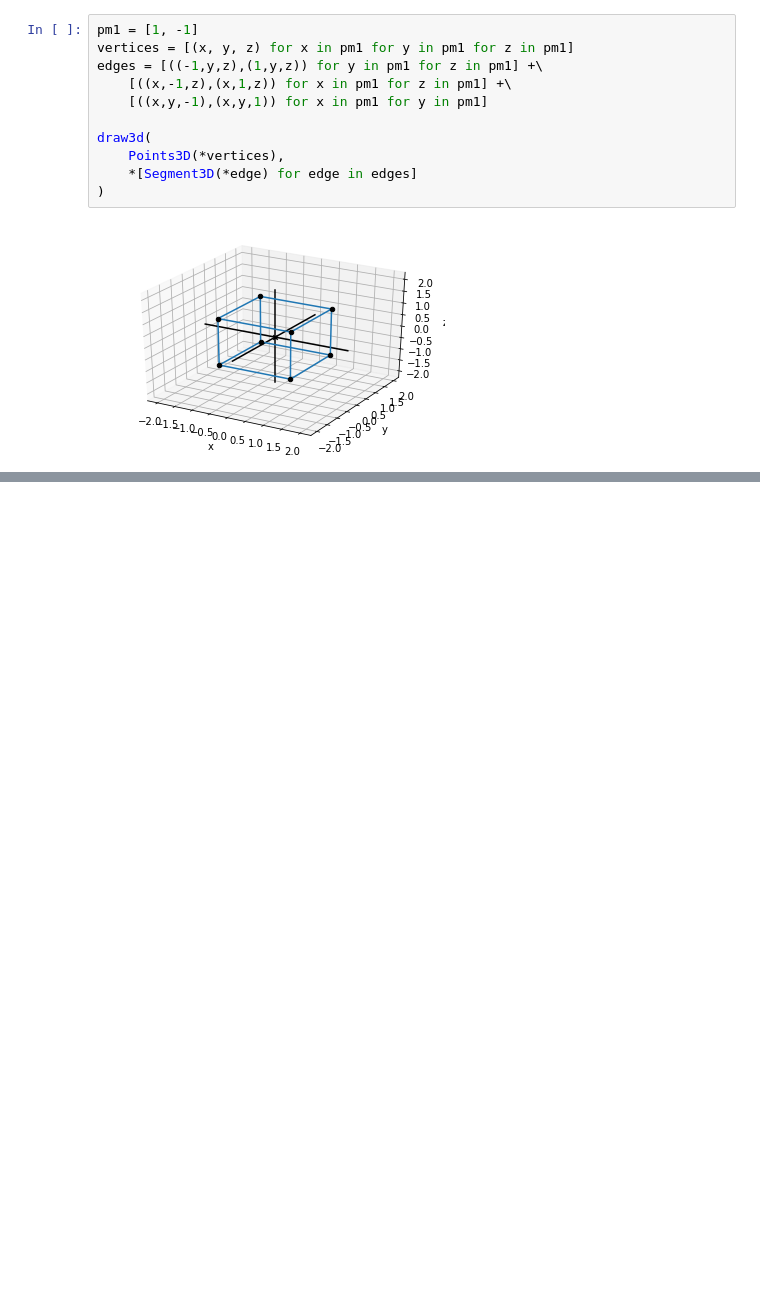
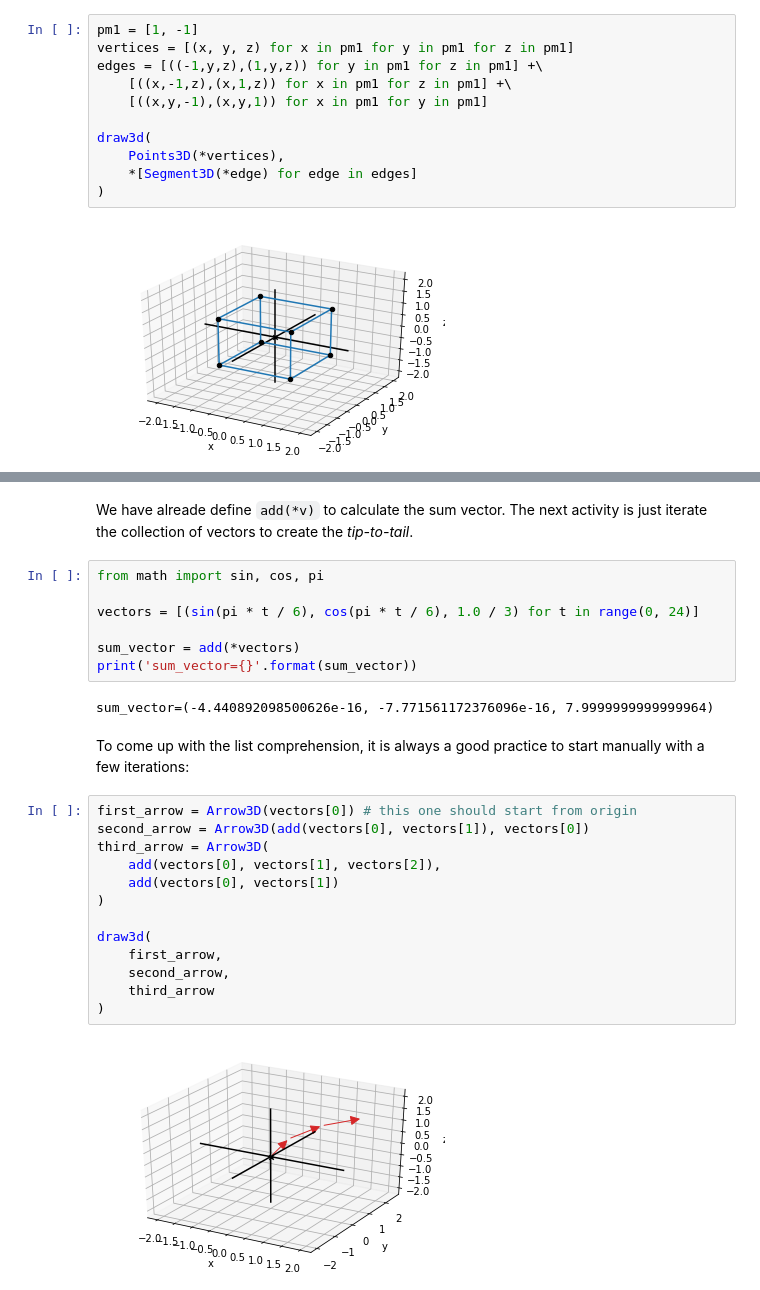
Before and after one commit to sergiofgonzalez/math-workbench, a Jupyter notebook: 02-the-3d-space/e01-vectors-3d-exercises/vectors-3d-exercises.ipynb, the cells around one changed output, grey strips where cells are left out. Cells and saved outputs as stored; diff of their text form; blank space fills up the shorter version.

```diff
--- a/02-the-3d-space/e01-vectors-3d-exercises/vectors-3d-exercises.ipynb
+++ b/02-the-3d-space/e01-vectors-3d-exercises/vectors-3d-exercises.ipynb
@@ -77,0 +129,28 @@ draw3d(
+# %% [markdown]
+We have alreade define `add(*v)` to calculate the sum vector. The next activity is just iterate the collection of vectors to create the *tip-to-tail*.
+# %%
+from math import sin, cos, pi
+
+vectors = [(sin(pi * t / 6), cos(pi * t / 6), 1.0 / 3) for t in range(0, 24)]
+
+sum_vector = add(*vectors)
+print('sum_vector={}'.format(sum_vector))
+# %% [output]
+sum_vector=(-4.440892098500626e-16, -7.771561172376096e-16, 7.9999999999999964)
+# %% [markdown]
+To come up with the list comprehension, it is always a good practice to start manually with a few iterations:
+# %%
+first_arrow = Arrow3D(vectors[0]) # this one should start from origin
+second_arrow = Arrow3D(add(vectors[0], vectors[1]), vectors[0])
+third_arrow = Arrow3D(
+    add(vectors[0], vectors[1], vectors[2]),
+    add(vectors[0], vectors[1])
+)
+
+draw3d(
+    first_arrow,
+    second_arrow,
+    third_arrow
+)
+# %% [output]
+[figure, added]
```
Also changed, not shown: parts of 19 cells of this notebook, 1 other file.
